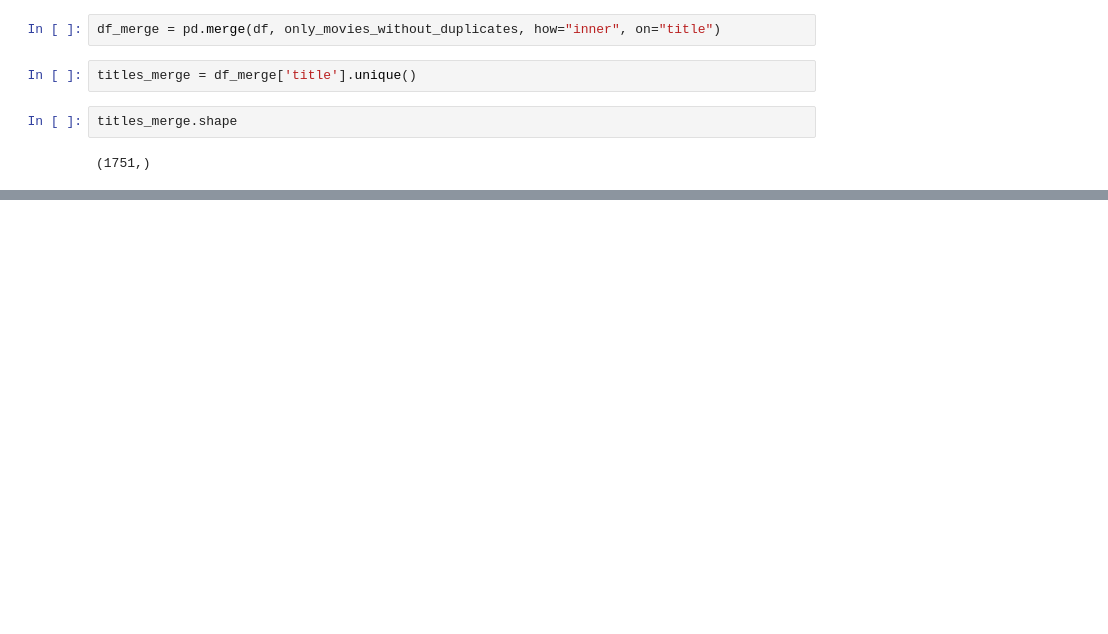
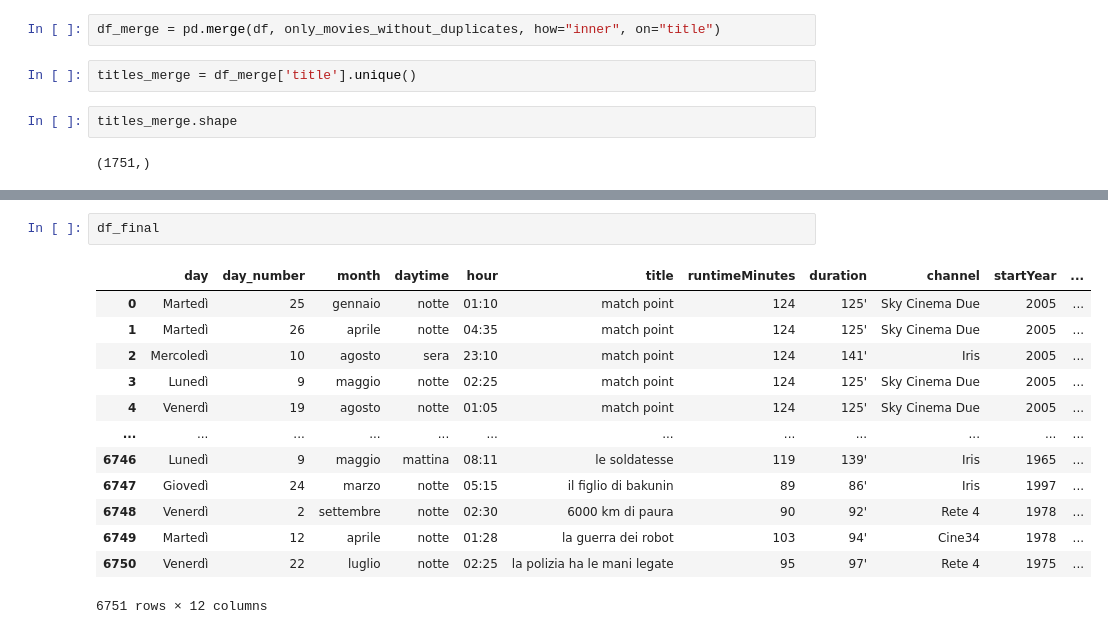
Before and after one commit to florin-git/TV-Movies-Visual-Analytics, a Jupyter notebook: dataset_creation.ipynb, the cells around one changed output, grey strips where cells are left out. Cells and saved outputs as stored; diff of their text form; blank space fills up the shorter version.

```diff
--- a/dataset_creation.ipynb
+++ b/dataset_creation.ipynb
@@ -83,0 +166,16 @@ titles_merge.shape
+# %%
+df_final
+# %% [output]
+|  | day | day_number | month | daytime | hour | title | runtimeMinutes | duration | channel | startYear | ... |
+| 0 | Martedì | 25 | gennaio | notte | 01:10 | match point | 124 | 125' | Sky Cinema Due | 2005 | ... |
+| 1 | Martedì | 26 | aprile | notte | 04:35 | match point | 124 | 125' | Sky Cinema Due | 2005 | ... |
+| 2 | Mercoledì | 10 | agosto | sera | 23:10 | match point | 124 | 141' | Iris | 2005 | ... |
+| 3 | Lunedì | 9 | maggio | notte | 02:25 | match point | 124 | 125' | Sky Cinema Due | 2005 | ... |
+| 4 | Venerdì | 19 | agosto | notte | 01:05 | match point | 124 | 125' | Sky Cinema Due | 2005 | ... |
+| ... | ... | ... | ... | ... | ... | ... | ... | ... | ... | ... | ... |
+| 6746 | Lunedì | 9 | maggio | mattina | 08:11 | le soldatesse | 119 | 139' | Iris | 1965 | ... |
+| 6747 | Giovedì | 24 | marzo | notte | 05:15 | il figlio di bakunin | 89 | 86' | Iris | 1997 | ... |
+| 6748 | Venerdì | 2 | settembre | notte | 02:30 | 6000 km di paura | 90 | 92' | Rete 4 | 1978 | ... |
+| 6749 | Martedì | 12 | aprile | notte | 01:28 | la guerra dei robot | 103 | 94' | Cine34 | 1978 | ... |
+| 6750 | Venerdì | 22 | luglio | notte | 02:25 | la polizia ha le mani legate | 95 | 97' | Rete 4 | 1975 | ... |
+6751 rows × 12 columns
```
Also changed, not shown: parts of 44 cells of this notebook, 1 other file.
